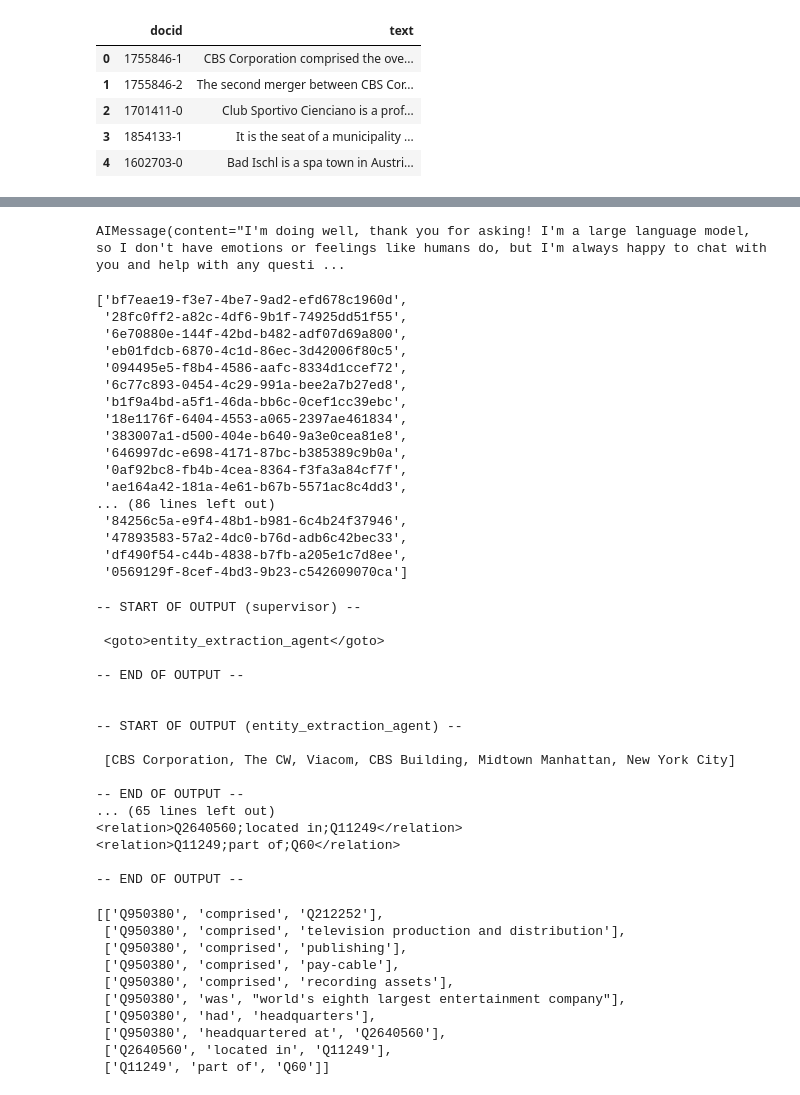
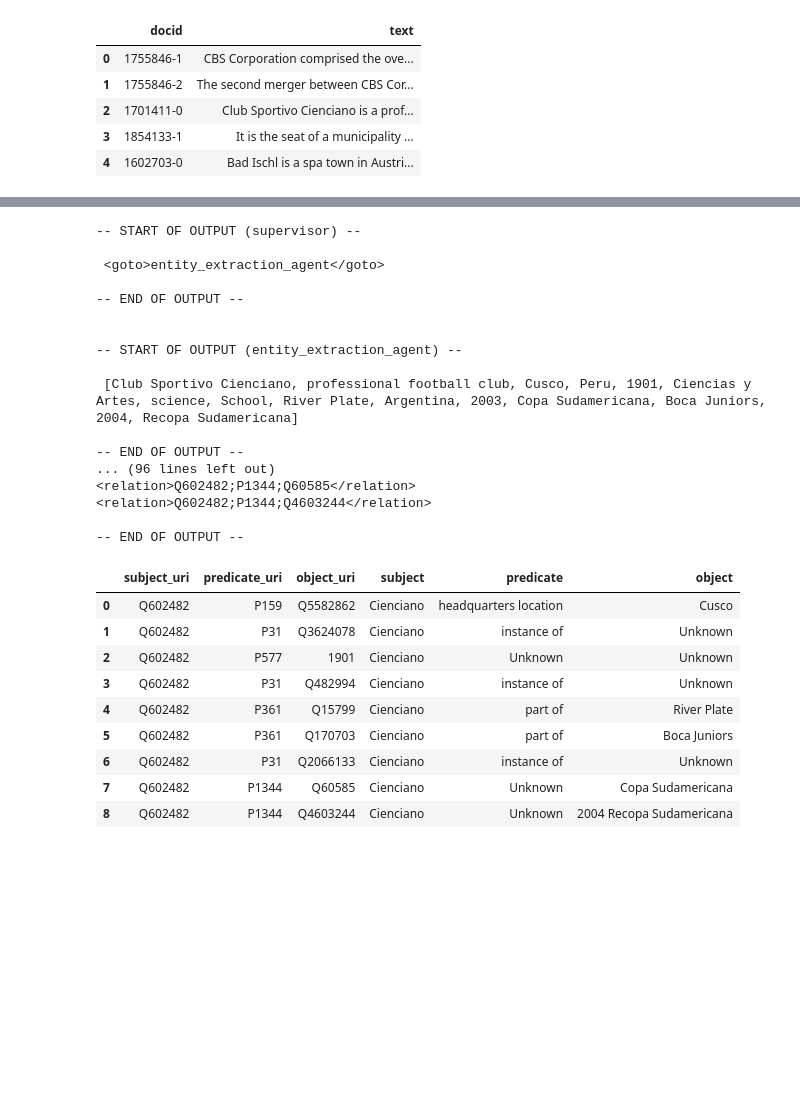
Before and after one commit to maxlautenbach/CIExMAS, a Jupyter notebook: baseline.ipynb, the cells around one changed output, grey strips where cells are left out. Cells and saved outputs as stored; diff of their text form; code cells hidden in the pictures; blank space fills up the shorter version.

```diff
--- a/baseline.ipynb
+++ b/baseline.ipynb
@@ -49,10 +28,6 @@ load_dotenv()
 proxy_client = get_proxy_client('gen-ai-hub')
 model = ChatOpenAI(proxy_model_name='meta--llama3-70b-instruct', proxy_client=proxy_client)
 embeddings = init_embedding_model('text-embedding-3-large')
-# %%
-model.invoke("Hello, how are you?")
-# %% [output]
-AIMessage(content="I'm doing well, thank you for asking! I'm a large language model, so I don't have emotions or feelings like humans do, but I'm always happy to chat with you and help with any questi ...
 # %%
 import faiss
 from langchain_community.docstore.in_memory import InMemoryDocstore
@@ -76,25 +51,14 @@ for index, row in entity_set.iterrows():
         metadata={"uri": row["entity_uri"]},
     ))
 
-vector_store.add_documents(documents=documents)
+predicate_set_df = relation_df[["predicate", "predicate_uri"]].drop_duplicates()
+for index, row in predicate_set_df.iterrows():
+    documents.append(Document(
+        page_content=row["predicate"],
+        metadata={"uri": row["predicate_uri"]},
+    ))
+
+faiss_document_ids = vector_store.add_documents(documents=documents)
-# %% [output]
-['bf7eae19-f3e7-4be7-9ad2-efd678c1960d',
- '28fc0ff2-a82c-4df6-9b1f-74925dd51f55',
- '6e70880e-144f-42bd-b482-adf07d69a800',
- 'eb01fdcb-6870-4c1d-86ec-3d42006f80c5',
- '094495e5-f8b4-4586-aafc-8334d1ccef72',
- '6c77c893-0454-4c29-991a-bee2a7b27ed8',
- 'b1f9a4bd-a5f1-46da-bb6c-0cef1cc39ebc',
- '18e1176f-6404-4553-a065-2397ae461834',
- '383007a1-d500-404e-b640-9a3e0cea81e8',
- '646997dc-e698-4171-87bc-b385389c9b0a',
- '0af92bc8-fb4b-4cea-8364-f3fa3a84cf7f',
- 'ae164a42-181a-4e61-b67b-5571ac8c4dd3',
-... (86 lines left out)
- '84256c5a-e9f4-48b1-b981-6c4b24f37946',
- '47893583-57a2-4dc0-b76d-adb6c42bec33',
- 'df490f54-c44b-4838-b7fb-a205e1c7d8ee',
- '0569129f-8cef-4bd3-9b23-c542609070ca']
 # %%
 from langgraph.types import Command
 from typing import Literal, TypedDict
@@ -213,7 +192,7 @@ langfuse_handler = CallbackHandler(
     host=os.getenv("LANGFUSE_HOST"),
 )
 
-target_doc = docs.iloc[0]
+target_doc = docs.iloc[2]
 doc_id = target_doc["docid"]
 response = graph.invoke({"text": target_doc["text"], "messages": [system_prompt, target_doc["text"]], "instruction": ""}, config={"callbacks": [langfuse_handler]})
 # %% [output]
@@ -226,11 +205,11 @@ response = graph.invoke({"text": target_doc["text"], "messages": [system_prompt,
 
 -- START OF OUTPUT (entity_extraction_agent) --
 
- [CBS Corporation, The CW, Viacom, CBS Building, Midtown Manhattan, New York City]
+ [Club Sportivo Cienciano, professional football club, Cusco, Peru, 1901, Ciencias y Artes, science, School, River Plate, Argentina, 2003, Copa Sudamericana, Boca Juniors, 2004, Recopa Sudamericana]
 
 -- END OF OUTPUT --
-... (65 lines left out)
-<relation>Q2640560;located in;Q11249</relation>
-<relation>Q11249;part of;Q60</relation>
+... (96 lines left out)
+<relation>Q602482;P1344;Q60585</relation>
+<relation>Q602482;P1344;Q4603244</relation>
 
 -- END OF OUTPUT --
@@ -237,14 +238,15 @@ response = graph.invoke({"text": target_doc["text"], "messages": [system_prompt,
 # %%
 relation_list = [x.split(";") for x in re.findall(r"<relation>(.*?)</relation>", response["messages"][-1].content)]
-relation_list
+pred_relation_df = pd.DataFrame(relation_list, columns=["subject_uri", "predicate_uri", "object_uri"])
+get_uri_labels(pred_relation_df)
 # %% [output]
-[['Q950380', 'comprised', 'Q212252'],
- ['Q950380', 'comprised', 'television production and distribution'],
- ['Q950380', 'comprised', 'publishing'],
- ['Q950380', 'comprised', 'pay-cable'],
- ['Q950380', 'comprised', 'recording assets'],
- ['Q950380', 'was', "world's eighth largest entertainment company"],
- ['Q950380', 'had', 'headquarters'],
- ['Q950380', 'headquartered at', 'Q2640560'],
- ['Q2640560', 'located in', 'Q11249'],
- ['Q11249', 'part of', 'Q60']]
+|  | subject_uri | predicate_uri | object_uri | subject | predicate | object |
+| 0 | Q602482 | P159 | Q5582862 | Cienciano | headquarters location | Cusco |
+| 1 | Q602482 | P31 | Q3624078 | Cienciano | instance of | Unknown |
+| 2 | Q602482 | P577 | 1901 | Cienciano | Unknown | Unknown |
+| 3 | Q602482 | P31 | Q482994 | Cienciano | instance of | Unknown |
+| 4 | Q602482 | P361 | Q15799 | Cienciano | part of | River Plate |
+| 5 | Q602482 | P361 | Q170703 | Cienciano | part of | Boca Juniors |
+| 6 | Q602482 | P31 | Q2066133 | Cienciano | instance of | Unknown |
+| 7 | Q602482 | P1344 | Q60585 | Cienciano | Unknown | Copa Sudamericana |
+| 8 | Q602482 | P1344 | Q4603244 | Cienciano | Unknown | 2004 Recopa Sudamericana |
```
Also changed, not shown: parts of 10 cells of this notebook, 1 other file.
